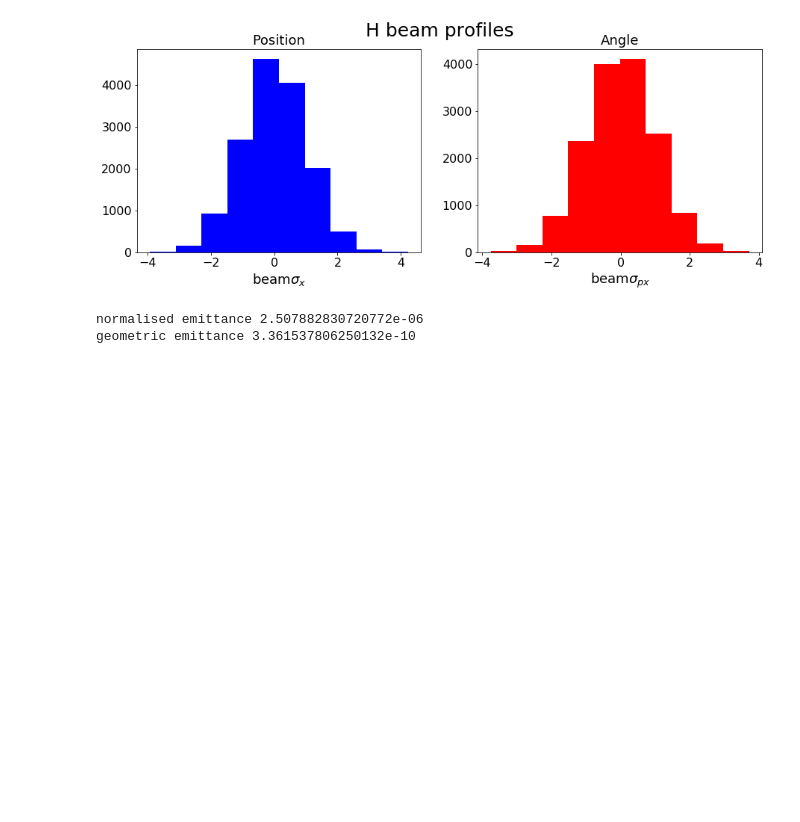
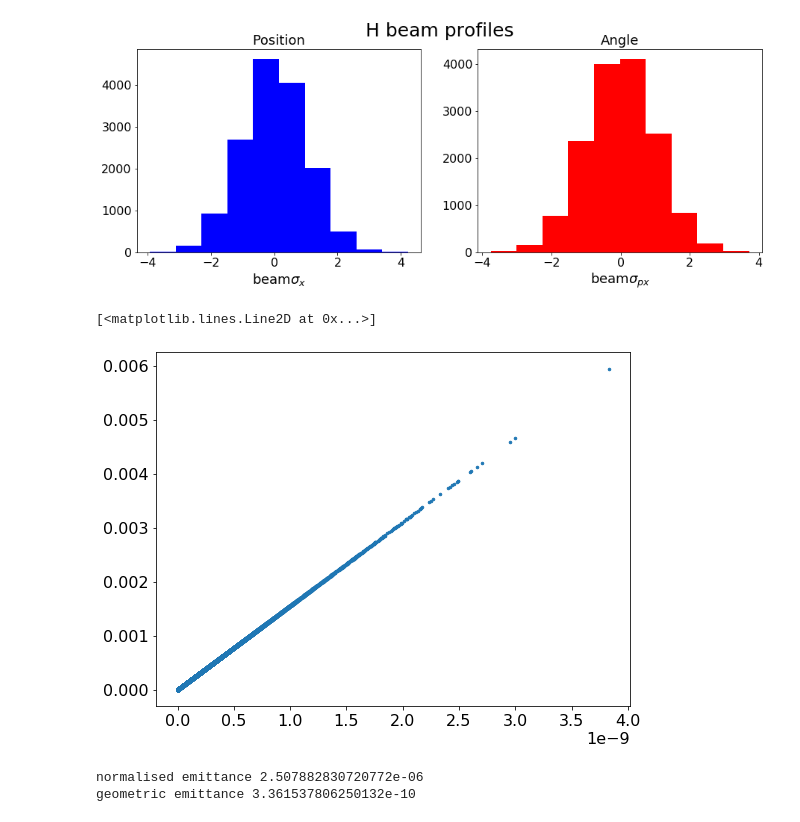
Before and after one commit to natriant/my_tracking_model_notebook, a Jupyter notebook: main_run_simulation_v2.ipynb, the cells around one changed output. Drawn from its saved outputs; the diff is of its cells as text; code cells hidden in the pictures; blank space fills up the shorter version.

```diff
--- a/main_run_simulation_v2.ipynb
+++ b/main_run_simulation_v2.ipynb
@@ -125,6 +125,13 @@ ax2.set_title('Angle')
 # %% [output]
 Text(0.5, 1.0, 'Angle')
 [figure]
+# %%
+dq=amplitude_detuning(k3_equivalent, twiss, x= bunch.x, px = bunch.px, y = bunch.y, py= bunch.py)
+jx=((bunch.x/sqrt(twiss.beta_x))**2+(bunch.px*sqrt(twiss.beta_x))**2)/2.
+plt.plot(jx, dq, '.')
+# %% [output]
+[<matplotlib.lines.Line2D at 0x...>]
+[figure, added]
 # %%
 # Compute emittance, Sanity check
 e_x = cmp_emit(bunch.x, bunch.px)
```
Also changed, not shown: parts of 13 cells of this notebook, 6 other files.
